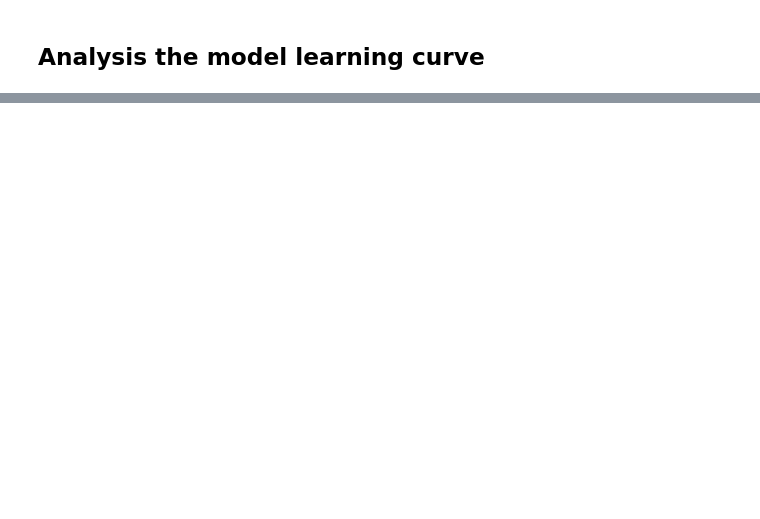
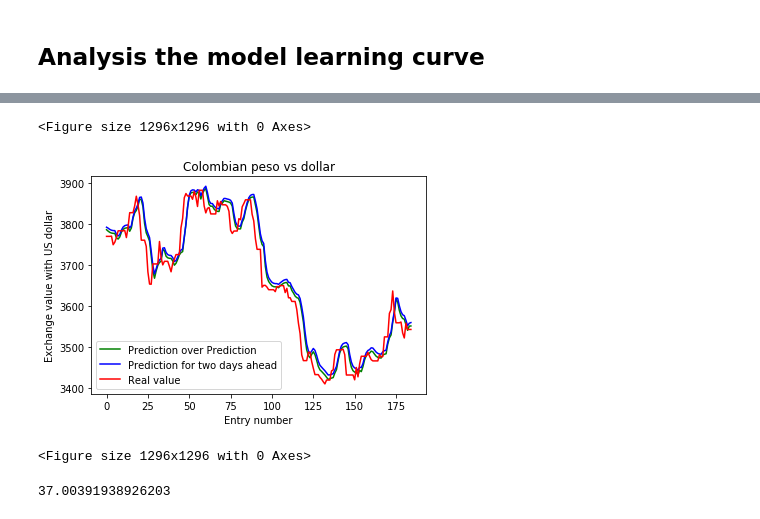
Before and after one commit to mihjovil/currencyForecast, a Jupyter notebook: CurrencyForecast.ipynb, the cells around one changed output, grey strips where cells are left out. Cells and saved outputs as stored; diff of their text form; code cells hidden in the pictures; blank space fills up the shorter version.

```diff
--- a/CurrencyForecast.ipynb
+++ b/CurrencyForecast.ipynb
@@ -184,0 +377,30 @@ Text(0, 0.5, 'MSE')
+# %%
+model.load_weights("checkpoints/one_day.ckpt")
+# %%
+additional_input = model.predict(X_tst)
+temp_X_tst = []
+for new_i in range(len(additional_input)):
+    temp_X_tst.append(np.append(X_tst[new_i][1:], additional_input[new_i]))
+temp_X_tst = np.array(temp_X_tst)
+# %%
+temp_X_tst = np.expand_dims(temp_X_tst,-1)
+# %%
+y_hat2 = model.predict(temp_X_tst)
+y_hat2 = scaler.inverse_transform(y_hat2)
+plt.plot(y_hat2, label='Prediction over Prediction', color='green')
+plt.plot(y_hat, label='Prediction for two days ahead', color='blue')
+plt.plot(y_tst, label='Real value', color='red')
+plt.legend()
+plt.title('Colombian peso vs dollar')
+plt.xlabel('Entry number')
+plt.ylabel('Exchange value with US dollar')
+plt.figure(figsize=(18,18))
+# %% [output]
+<Figure size 1296x1296 with 0 Axes>
+[figure, added]
+<Figure size 1296x1296 with 0 Axes>
+# %%
+mse1 = (np.mean((y_hat2-y_tst)**2))**0.5
+print(mse1)
+# %% [output]
+37.00391938926203
```
Also changed, not shown: parts of 52 cells of this notebook.
